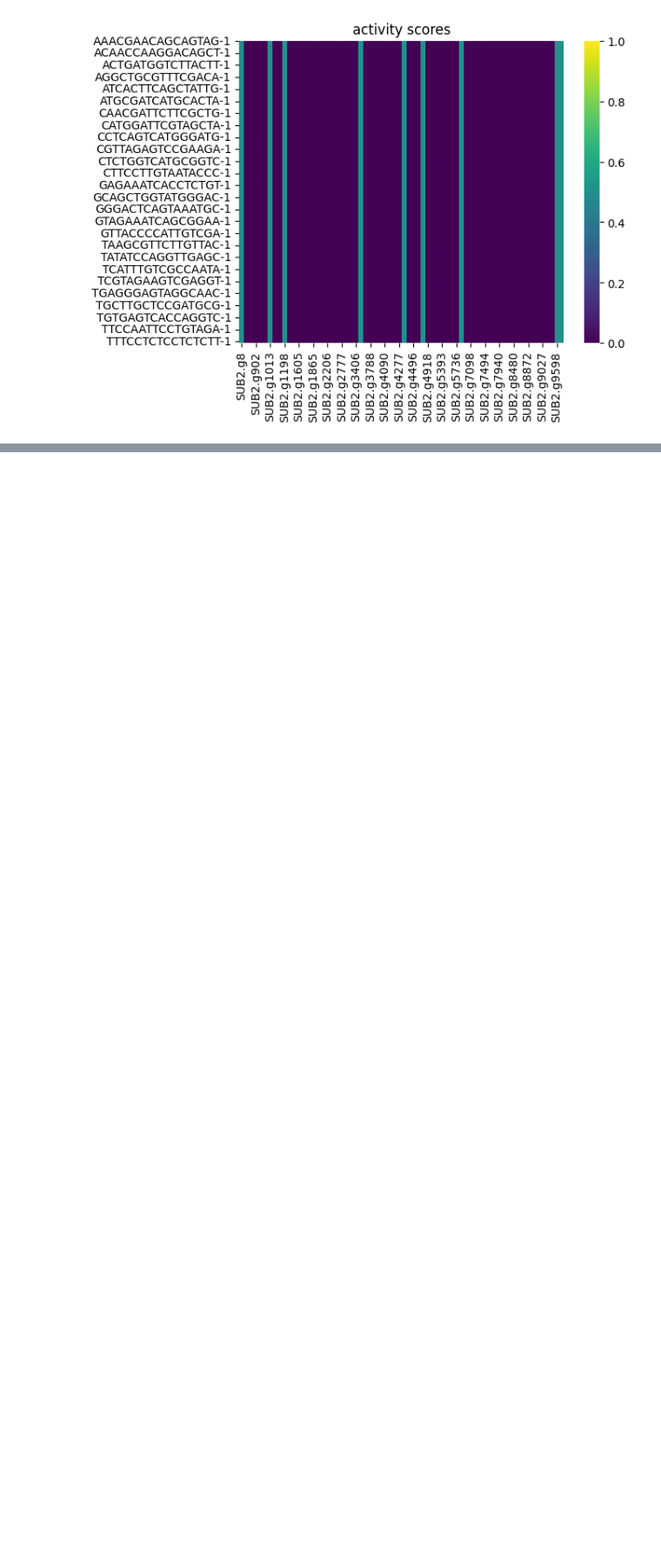
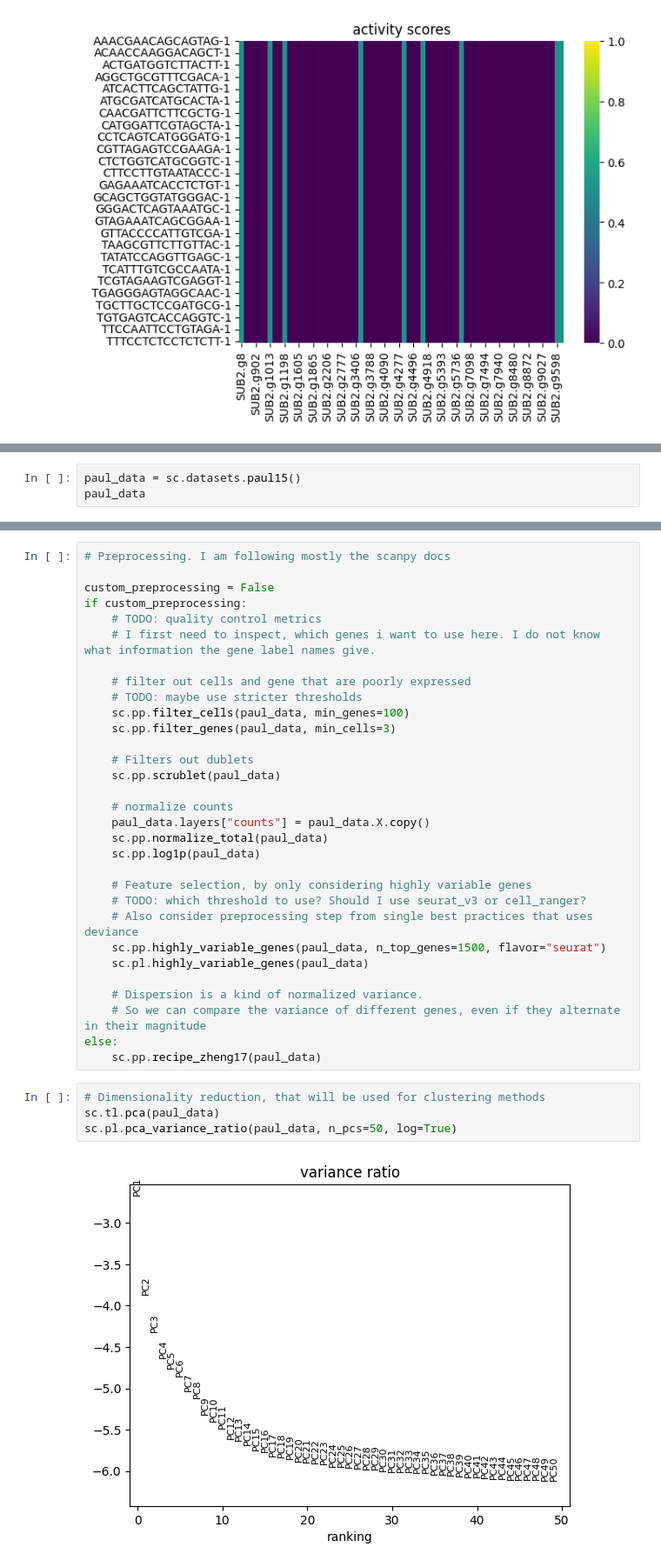
Before and after one commit to DavidWild02/BachelorThesis-ML-Gene-Interactions, a Jupyter notebook: Approach2.ipynb, the cells around one changed output, grey strips where cells are left out. Shown at 87% size. Cells and saved outputs as stored; diff of their text form; blank space fills up the shorter version.

Commit message:
Started Evaluation. Trying to process dataset

```diff
--- a/Approach2.ipynb
+++ b/Approach2.ipynb
@@ -313,0 +316,3 @@ plot_activity_score_heatmap_cell_group(df_activation_scores_b)
+# %%
+paul_data = sc.datasets.paul15()
+paul_data
@@ -313,0 +333,37 @@ plot_activity_score_heatmap_cell_group(df_activation_scores_b)
+# %%
+# Preprocessing. I am following mostly the scanpy docs
+
+custom_preprocessing = False
+if custom_preprocessing:
+    # TODO: quality control metrics
+    # I first need to inspect, which genes i want to use here. I do not know what information the gene label names give.
+
+    # filter out cells and gene that are poorly expressed
+    # TODO: maybe use stricter thresholds
+    sc.pp.filter_cells(paul_data, min_genes=100)
+    sc.pp.filter_genes(paul_data, min_cells=3)
+
+    # Filters out dublets
+    sc.pp.scrublet(paul_data)
+
+    # normalize counts
+    paul_data.layers["counts"] = paul_data.X.copy()
+    sc.pp.normalize_total(paul_data)
+    sc.pp.log1p(paul_data)
+
+    # Feature selection, by only considering highly variable genes
+    # TODO: which threshold to use? Should I use seurat_v3 or cell_ranger?
+    # Also consider preprocessing step from single best practices that uses deviance
+    sc.pp.highly_variable_genes(paul_data, n_top_genes=1500, flavor="seurat")
+    sc.pl.highly_variable_genes(paul_data)
+
+    # Dispersion is a kind of normalized variance.
+    # So we can compare the variance of different genes, even if they alternate in their magnitude
+else:
+    sc.pp.recipe_zheng17(paul_data)
+# %%
+# Dimensionality reduction, that will be used for clustering methods
+sc.tl.pca(paul_data)
+sc.pl.pca_variance_ratio(paul_data, n_pcs=50, log=True)
+# %% [output]
+[figure, added]
```
Also changed, not shown: parts of 10 cells of this notebook.
